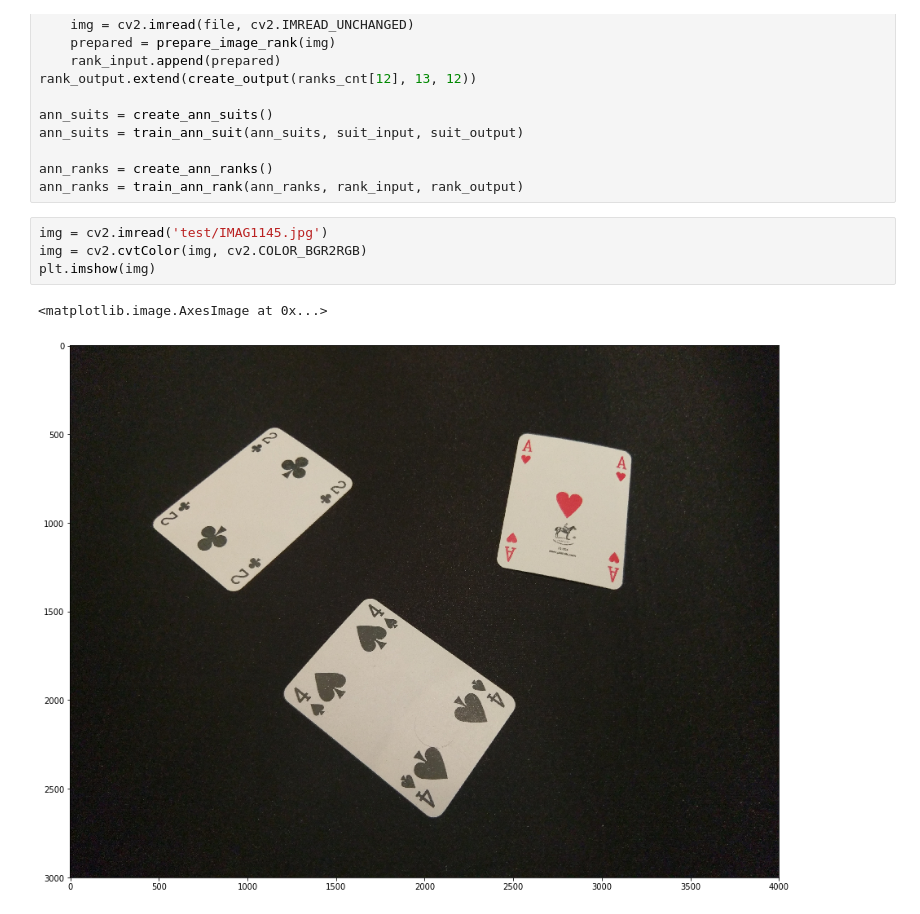
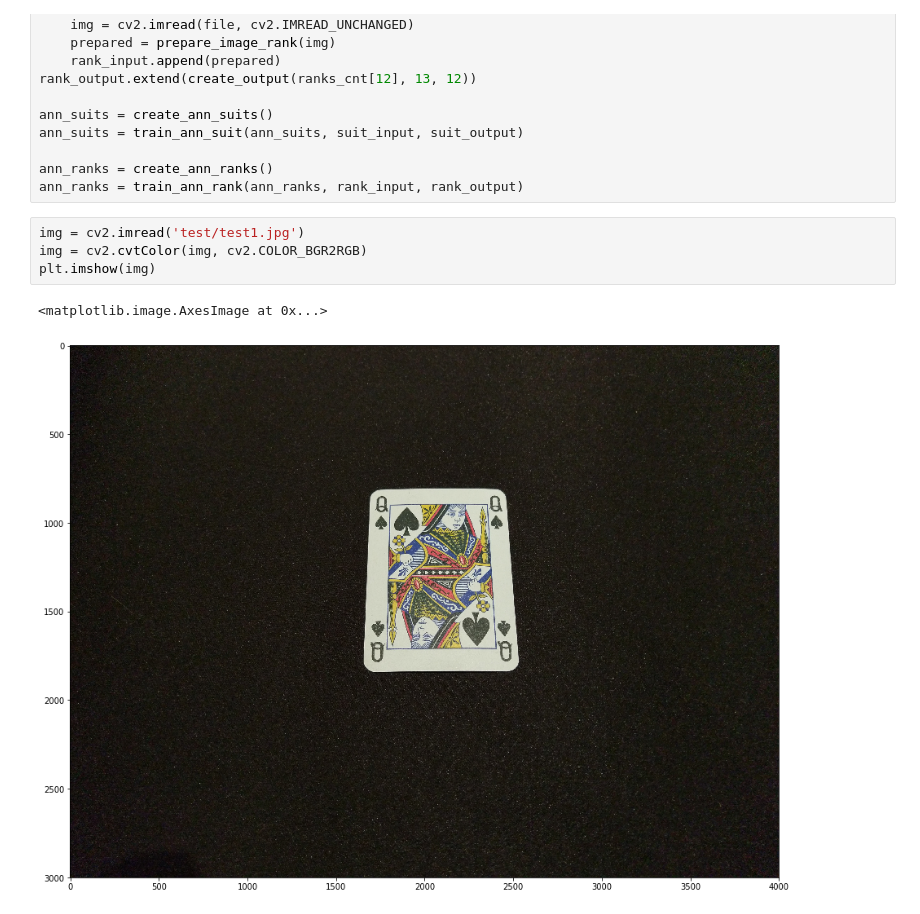
Before and after one commit to BorisJov/CardRecognition, a Jupyter notebook: Multiple cards.ipynb, the cells around one changed output. Drawn from its saved outputs; the diff is of its cells as text.

```diff
--- a/Multiple cards.ipynb
+++ b/Multiple cards.ipynb
@@ -264,12 +264,12 @@ ann_suits = train_ann_suit(ann_suits, suit_input, suit_output)
 ann_ranks = create_ann_ranks()
 ann_ranks = train_ann_rank(ann_ranks, rank_input, rank_output)
 # %%
-img = cv2.imread('test/IMAG1145.jpg')
+img = cv2.imread('test/test1.jpg')
 img = cv2.cvtColor(img, cv2.COLOR_BGR2RGB)
 plt.imshow(img)
 # %% [output]
 <matplotlib.image.AxesImage at 0x...>
-[figure, old version]
+[figure, new version]
 # %%
 img_gs = cv2.cvtColor(img, cv2.COLOR_RGB2GRAY)
 ret, img_bin = cv2.threshold(img_gs, 100,255,cv2.THRESH_BINARY)
```
Also changed, not shown: parts of 4 cells of this notebook, 16 other files.
